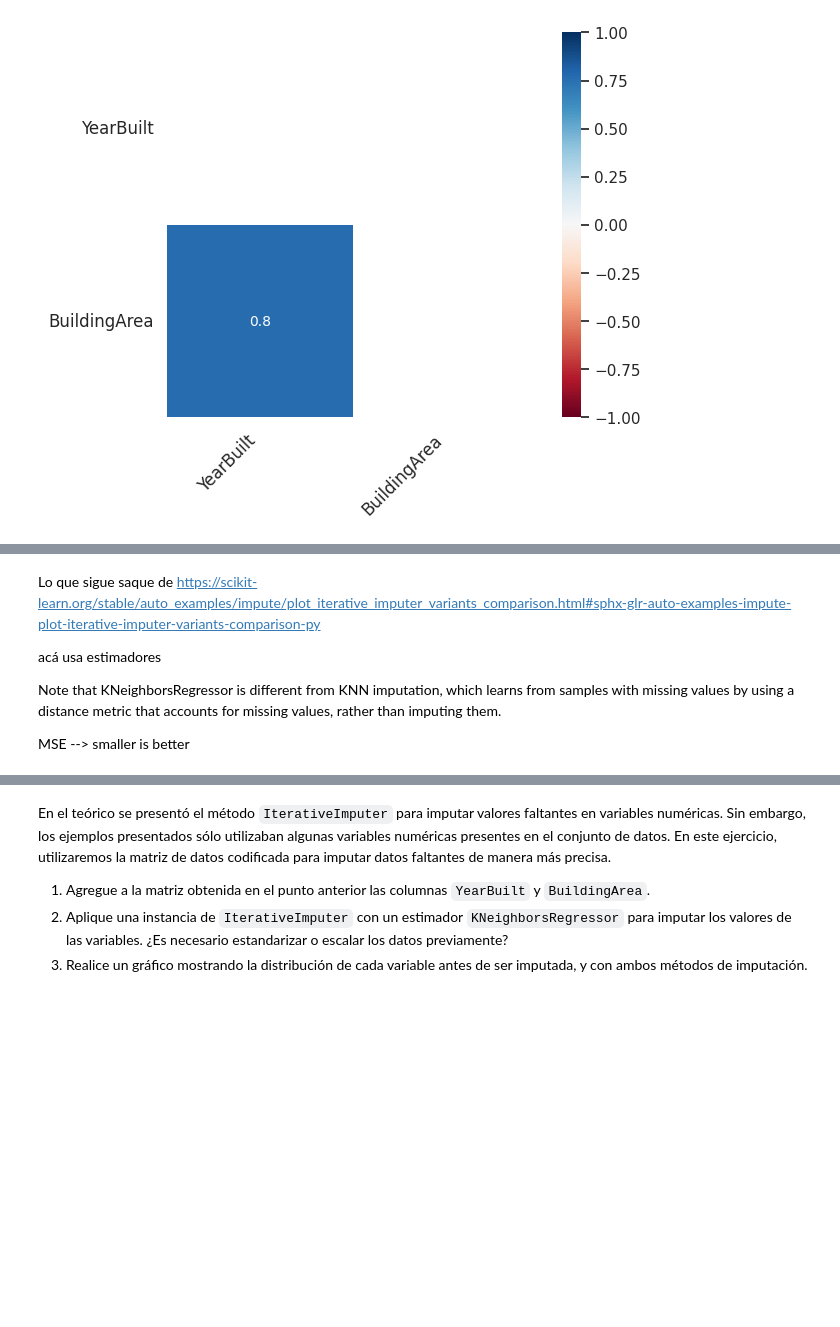
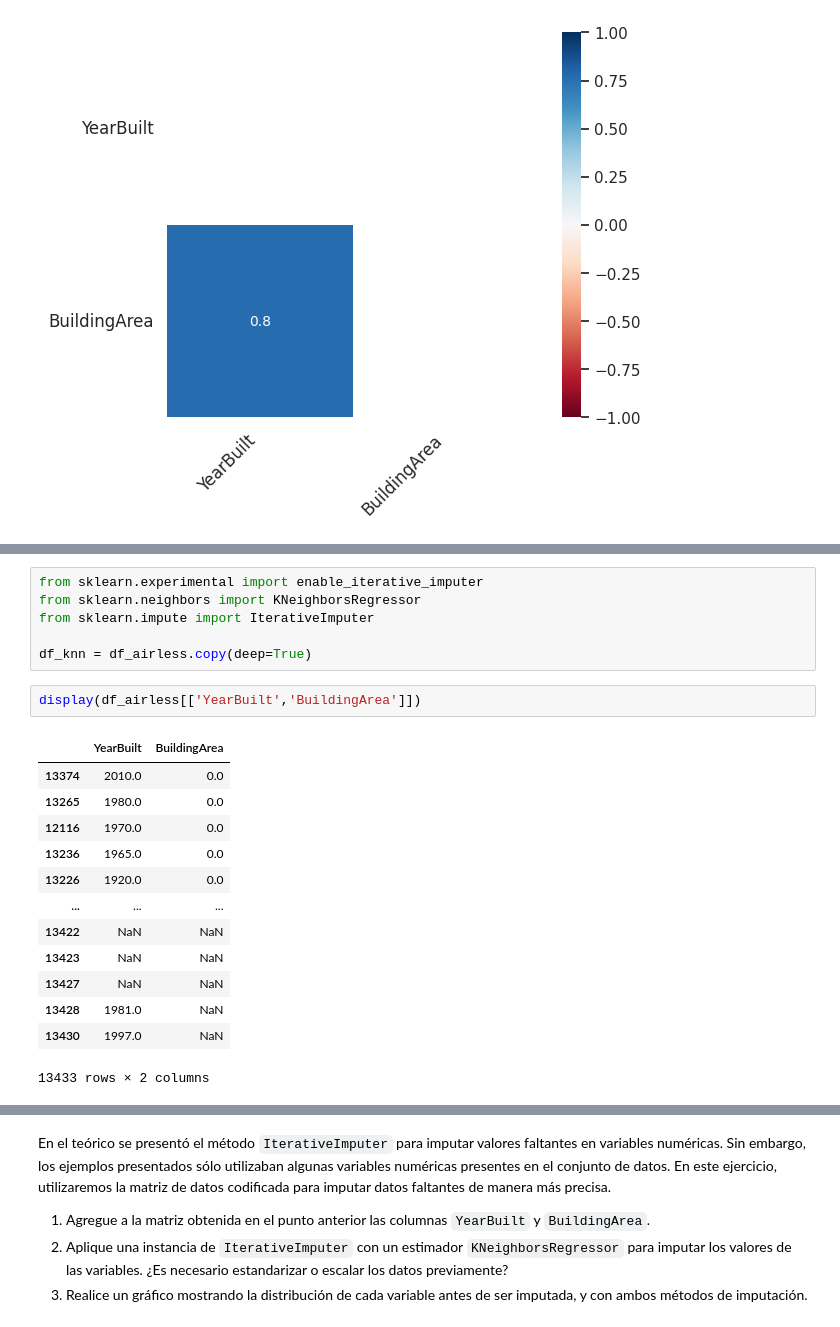
Before and after one commit to Cheva94/Diplo_G22, a Jupyter notebook: AEyCD/parte2_resolucion.ipynb, the cells around one changed output, grey strips where cells are left out. Drawn from its saved outputs; the diff is of its cells as text; blank space fills up the shorter version.

```diff
--- a/AEyCD/parte2_resolucion.ipynb
+++ b/AEyCD/parte2_resolucion.ipynb
@@ -280,10 +170,23 @@ NameError: name 'mses_diabetes' is not defined
-# %% [markdown]
-Lo que sigue saque de
-https://scikit-learn.org/stable/auto_examples/impute/plot_iterative_imputer_variants_comparison.html#sphx-glr-auto-examples-impute-plot-iterative-imputer-variants-comparison-py
-
-acá usa estimadores
-
-Note that KNeighborsRegressor is different from KNN imputation, which learns from samples with missing values by using a distance metric that accounts for missing values, rather than imputing them.
-
-MSE --> smaller is better
+# %%
+from sklearn.experimental import enable_iterative_imputer
+from sklearn.neighbors import KNeighborsRegressor
+from sklearn.impute import IterativeImputer
+
+df_knn = df_airless.copy(deep=True)
+# %%
+display(df_airless[['YearBuilt','BuildingArea']])
+# %% [output]
+|  | YearBuilt | BuildingArea |
+| 13374 | 2010.0 | 0.0 |
+| 13265 | 1980.0 | 0.0 |
+| 12116 | 1970.0 | 0.0 |
+| 13236 | 1965.0 | 0.0 |
+| 13226 | 1920.0 | 0.0 |
+| ... | ... | ... |
+| 13422 | NaN | NaN |
+| 13423 | NaN | NaN |
+| 13427 | NaN | NaN |
+| 13428 | 1981.0 | NaN |
+| 13430 | 1997.0 | NaN |
+13433 rows × 2 columns
 # %%
```
Also changed, not shown: parts of 24 cells of this notebook.
